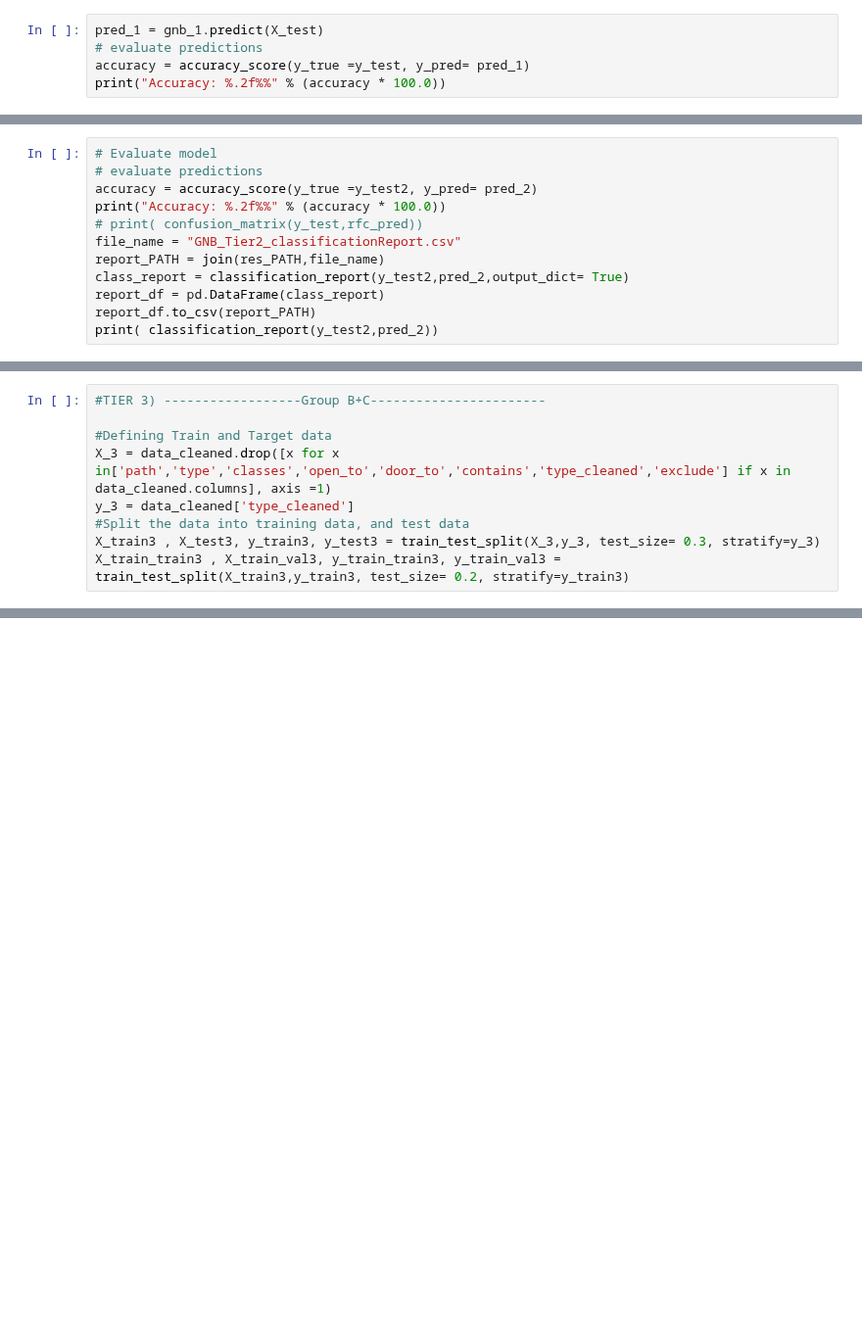
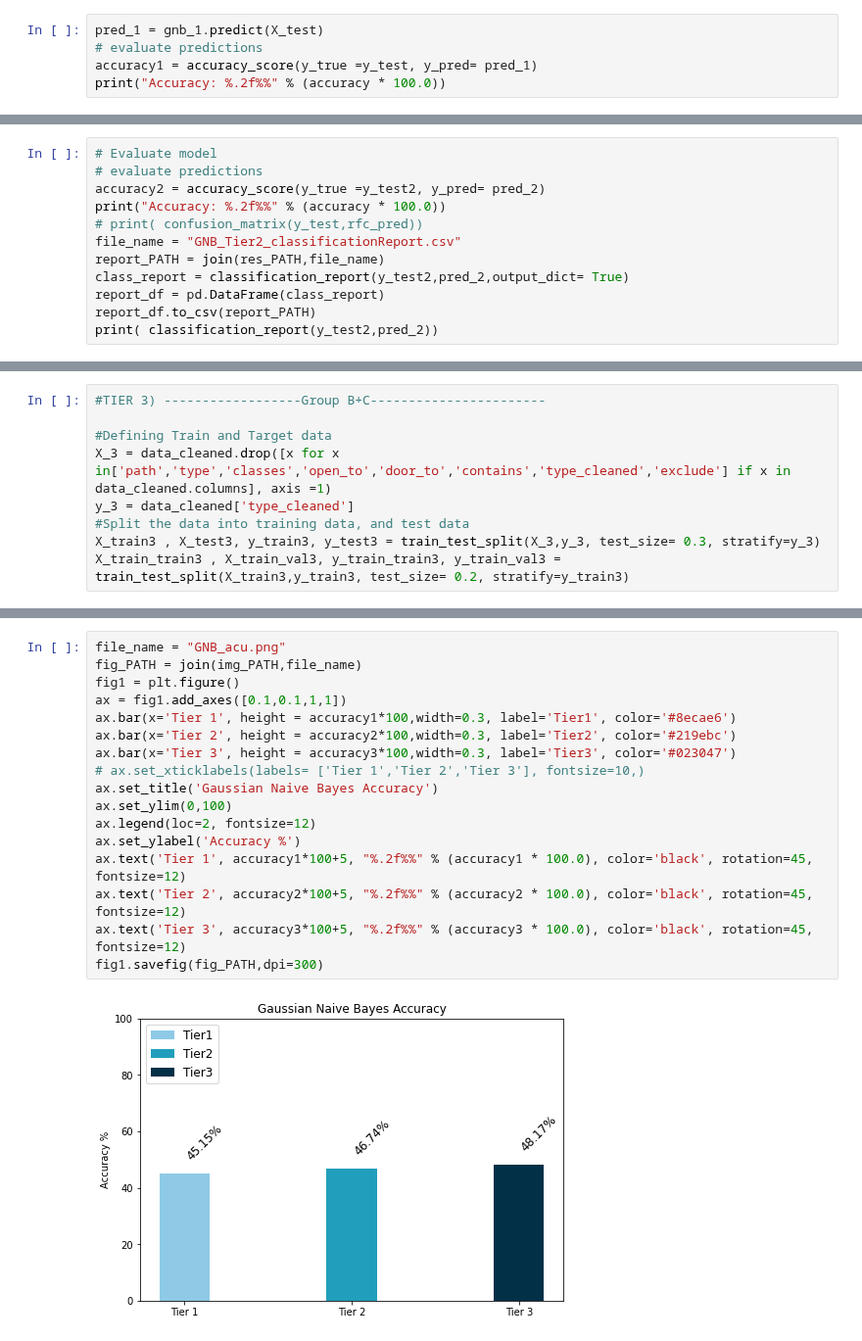
Before and after one commit to cltarchitecture/2021-spring-studio-lab, a Jupyter notebook: Machine Learning/3Tier_NaiveBayes.ipynb, the cells around one changed output, grey strips where cells are left out. Shown at 98% size. Saved outputs shown, nothing was run; the diff lists cells and outputs as text; blank space fills up the shorter version.

```diff
--- a/Machine Learning/3Tier_NaiveBayes.ipynb
+++ b/Machine Learning/3Tier_NaiveBayes.ipynb
@@ -148,6 +148,6 @@ Tier 1C Training score:  0.45646720283332104
 # %%
 pred_1 = gnb_1.predict(X_test)
 # evaluate predictions
-accuracy = accuracy_score(y_true =y_test, y_pred= pred_1)
+accuracy1 = accuracy_score(y_true =y_test, y_pred= pred_1)
 print("Accuracy: %.2f%%" % (accuracy * 100.0))
 # %% [output]
@@ -226,7 +226,7 @@ Tier 2 Training score:  0.4486091640227256
 # %%
 # Evaluate model
 # evaluate predictions
-accuracy = accuracy_score(y_true =y_test2, y_pred= pred_2)
+accuracy2 = accuracy_score(y_true =y_test2, y_pred= pred_2)
 print("Accuracy: %.2f%%" % (accuracy * 100.0))
 # print( confusion_matrix(y_test,rfc_pred))
 file_name = "GNB_Tier2_classificationReport.csv"
@@ -356,0 +356,19 @@ FixedFormatter should only be used together with FixedLocator
+# %%
+file_name = "GNB_acu.png"
+fig_PATH = join(img_PATH,file_name)
+fig1 = plt.figure()
+ax = fig1.add_axes([0.1,0.1,1,1])
+ax.bar(x='Tier 1', height = accuracy1*100,width=0.3, label='Tier1', color='#8ecae6')
+ax.bar(x='Tier 2', height = accuracy2*100,width=0.3, label='Tier2', color='#219ebc')
+ax.bar(x='Tier 3', height = accuracy3*100,width=0.3, label='Tier3', color='#023047')
+# ax.set_xticklabels(labels= ['Tier 1','Tier 2','Tier 3'], fontsize=10,)
+ax.set_title('Gaussian Naive Bayes Accuracy')
+ax.set_ylim(0,100)
+ax.legend(loc=2, fontsize=12)
+ax.set_ylabel('Accuracy %')
+ax.text('Tier 1', accuracy1*100+5, "%.2f%%" % (accuracy1 * 100.0), color='black', rotation=45, fontsize=12)
+ax.text('Tier 2', accuracy2*100+5, "%.2f%%" % (accuracy2 * 100.0), color='black', rotation=45, fontsize=12)
+ax.text('Tier 3', accuracy3*100+5, "%.2f%%" % (accuracy3 * 100.0), color='black', rotation=45, fontsize=12)
+fig1.savefig(fig_PATH,dpi=300)
+# %% [output]
+[figure, added]
```
Also changed, not shown: parts of 11 cells of this notebook, 5 other files.
